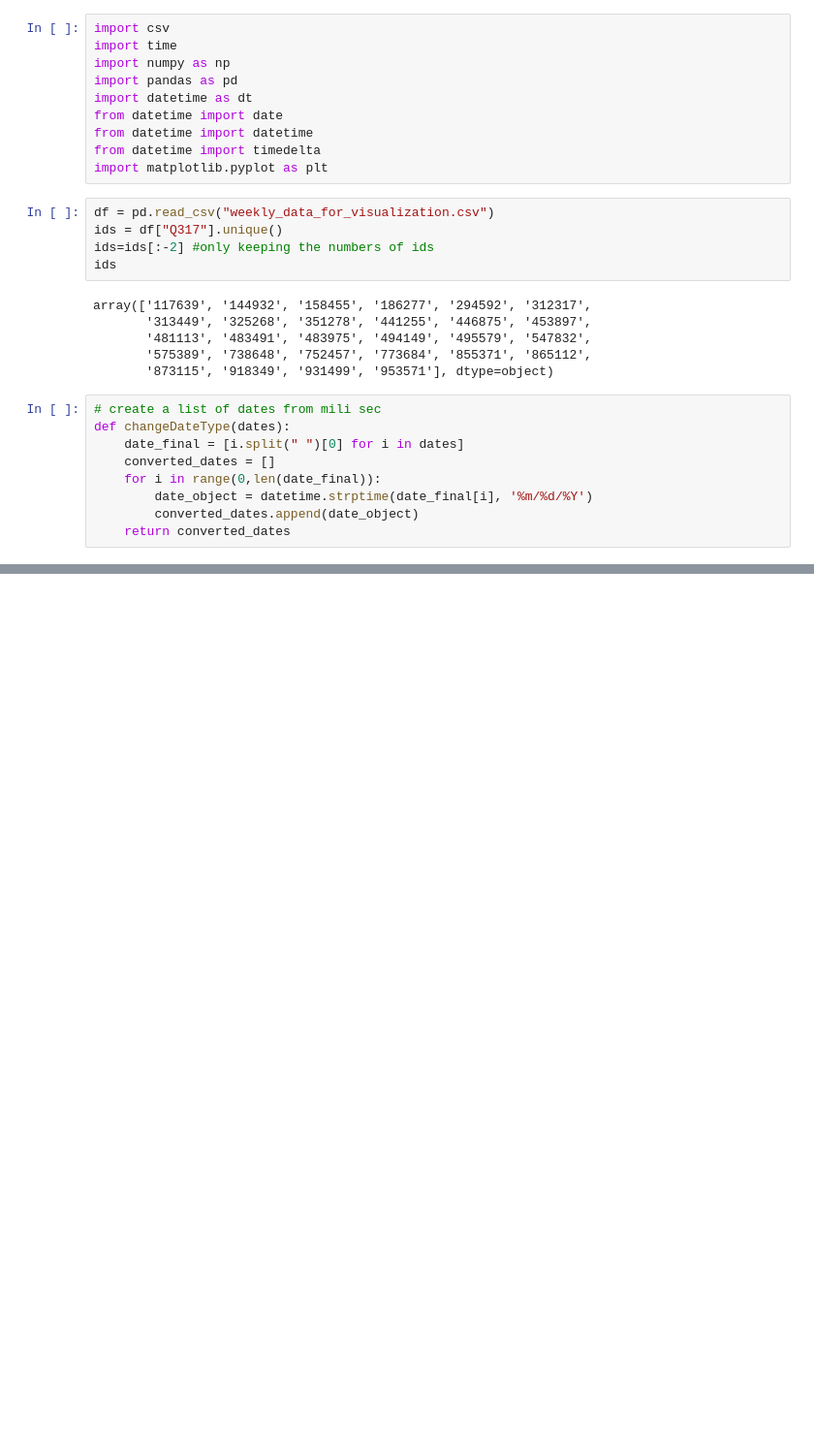
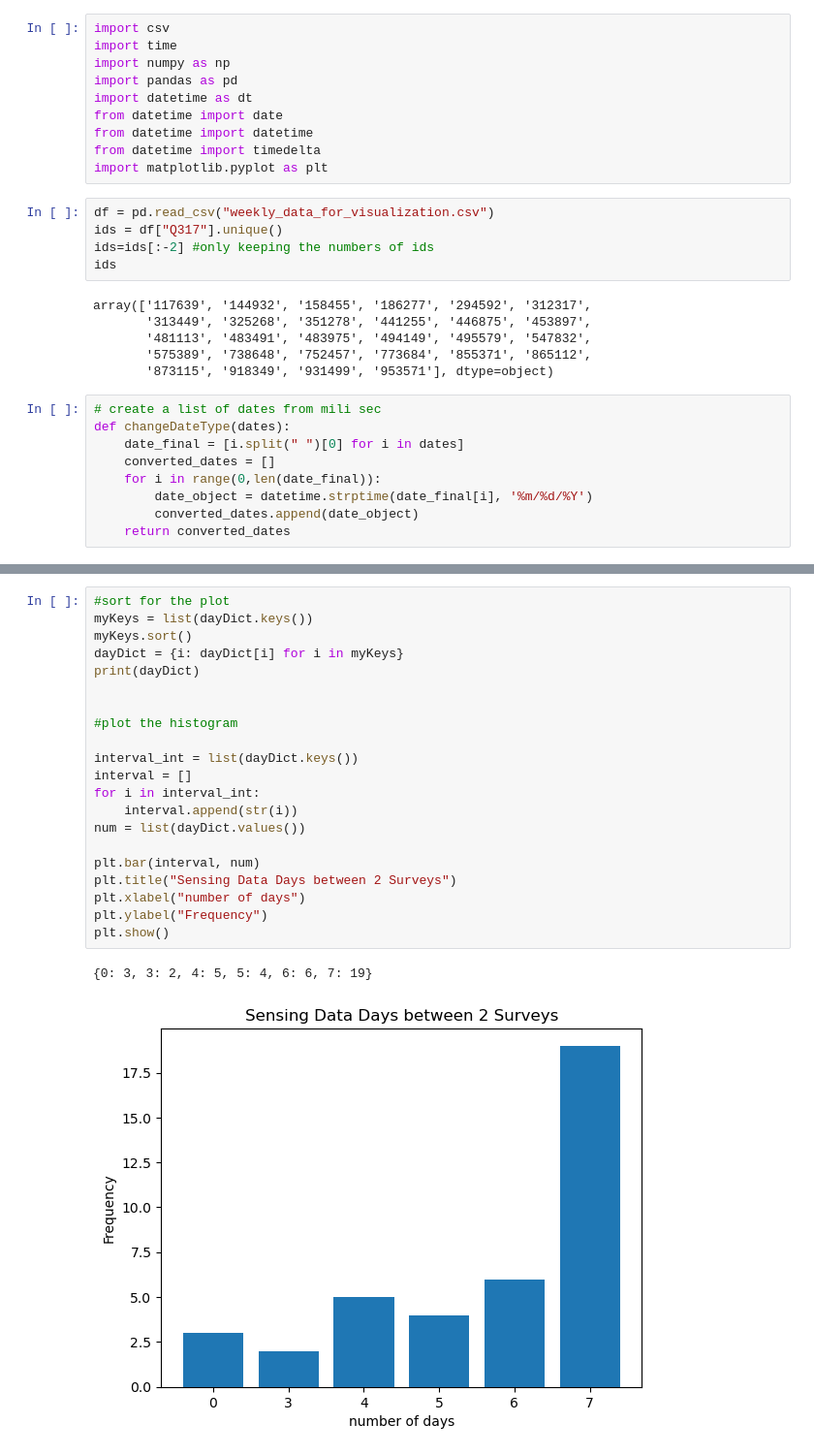
Before and after one commit to zhuyingw/ADHD-Prediction, a Jupyter notebook: sensorHistogram.ipynb, the cells around one changed output, grey strips where cells are left out. Shown at 97% size. Drawn from its saved outputs; the diff is of its cells as text; blank space fills up the shorter version.

Commit message:
sensorHistogram finished!

```diff
--- a/sensorHistogram.ipynb
+++ b/sensorHistogram.ipynb
@@ -132,0 +146,24 @@ sensing dates outside Series([], Name:  senseStartTime, dtype: object)
+# %%
+#sort for the plot
+myKeys = list(dayDict.keys())
+myKeys.sort()
+dayDict = {i: dayDict[i] for i in myKeys}
+print(dayDict)
+
+
+#plot the histogram
+
+interval_int = list(dayDict.keys())
+interval = []
+for i in interval_int:
+    interval.append(str(i))
+num = list(dayDict.values())
+
+plt.bar(interval, num)
+plt.title("Sensing Data Days between 2 Surveys")
+plt.xlabel("number of days")
+plt.ylabel("Frequency")
+plt.show()
+# %% [output]
+{0: 3, 3: 2, 4: 5, 5: 4, 6: 6, 7: 19}
+[figure, added]
```
Also changed, not shown: parts of 4 cells of this notebook.
